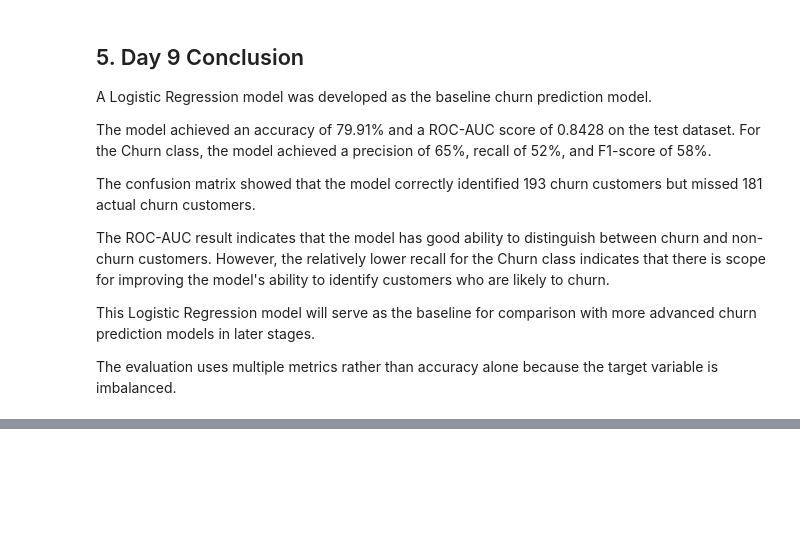
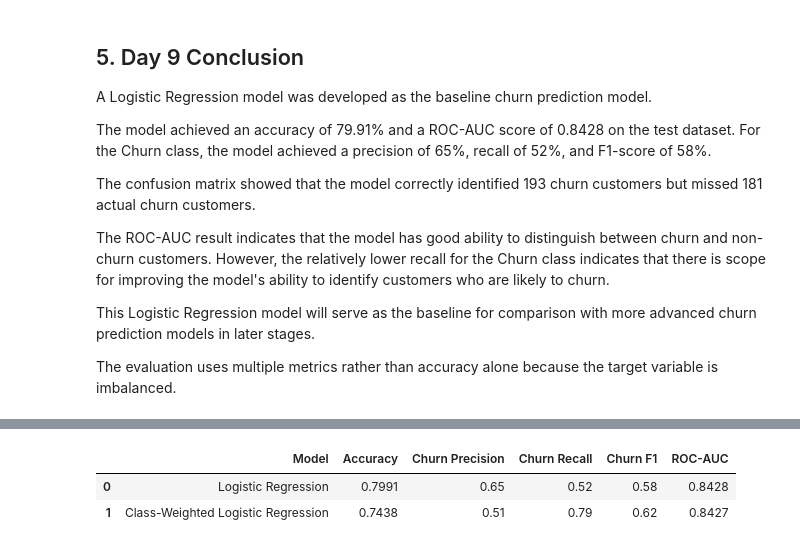
Before and after one commit to sagarsiddharth09-blip/customer-churn-LTV-engine, a Jupyter notebook: Akshay_Baseline_Analytics.ipynb, the cells around one changed output, grey strips where cells are left out. Saved outputs shown, nothing was run; the diff lists cells and outputs as text; code cells hidden in the pictures; blank space fills up the shorter version.

```diff
--- a/Akshay_Baseline_Analytics.ipynb
+++ b/Akshay_Baseline_Analytics.ipynb
@@ -2707,0 +2751,8 @@ The evaluation uses multiple metrics rather than accuracy alone because the targ
+# %%
+# Generate predictions
+
+y_pred_weighted = weighted_logistic_model.predict(
+    X_test_encoded
+)
+
+print("Predictions generated:", len(y_pred_weighted))
@@ -2707,0 +2855,8 @@ The evaluation uses multiple metrics rather than accuracy alone because the targ
+# %%
+# Round the values for easier presentation
+
+model_comparison.round(4)
+# %% [output]
+|  | Model | Accuracy | Churn Precision | Churn Recall | Churn F1 | ROC-AUC |
+| 0 | Logistic Regression | 0.7991 | 0.65 | 0.52 | 0.58 | 0.8428 |
+| 1 | Class-Weighted Logistic Regression | 0.7438 | 0.51 | 0.79 | 0.62 | 0.8427 |
```
Also changed, not shown: parts of 11 cells of this notebook.
